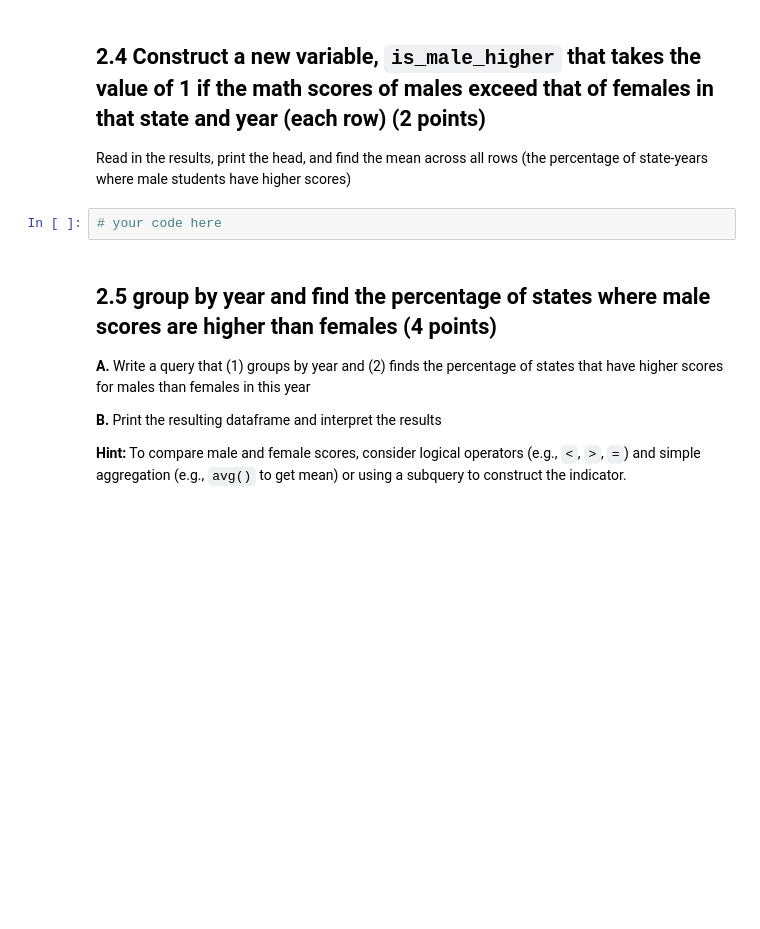
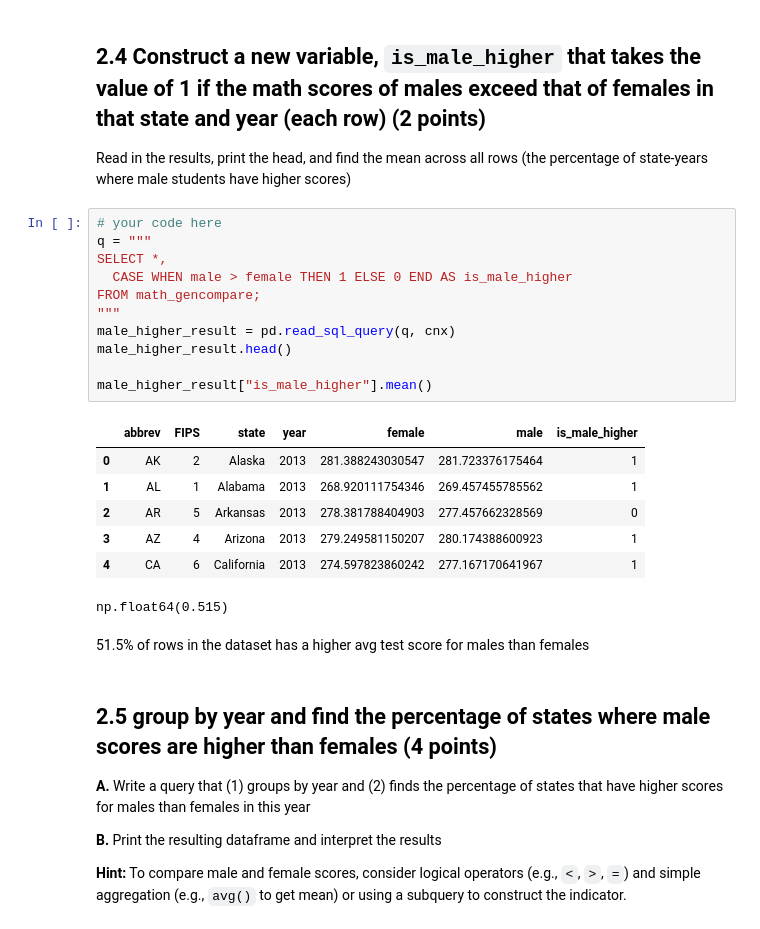
Before and after one commit to jchou27/qss20, a Jupyter notebook: problemsets/pset5/pset5_F006VHC.ipynb, the cells around one changed output. Drawn from its saved outputs; the diff is of its cells as text; blank space fills up the shorter version.

```diff
--- a/problemsets/pset5/pset5_F006VHC.ipynb
+++ b/problemsets/pset5/pset5_F006VHC.ipynb
@@ -287,8 +323,27 @@ Interpret the results - how do you think the data is structured in terms of stat
 ## 2.4 Construct a new variable, `is_male_higher` that takes the value of 1 if the math scores of males exceed that of females in that state and year (each row) (2 points)
 
 Read in the results, print the head, and find the mean across all rows (the percentage of state-years where male students have higher scores)
-# %%
-# your code here
+# %%
+# your code here
+q = """
+SELECT *,
+  CASE WHEN male > female THEN 1 ELSE 0 END AS is_male_higher
+FROM math_gencompare;
+"""
+male_higher_result = pd.read_sql_query(q, cnx)
+male_higher_result.head()
+
+male_higher_result["is_male_higher"].mean()
+# %% [output]
+|  | abbrev | FIPS | state | year | female | male | is_male_higher |
+| 0 | AK | 2 | Alaska | 2013 | 281.388243030547 | 281.723376175464 | 1 |
+| 1 | AL | 1 | Alabama | 2013 | 268.920111754346 | 269.457455785562 | 1 |
+| 2 | AR | 5 | Arkansas | 2013 | 278.381788404903 | 277.457662328569 | 0 |
+| 3 | AZ | 4 | Arizona | 2013 | 279.249581150207 | 280.174388600923 | 1 |
+| 4 | CA | 6 | California | 2013 | 274.597823860242 | 277.167170641967 | 1 |
+np.float64(0.515)
+# %% [markdown]
+51.5% of rows in the dataset has a higher avg test score for males than females
 # %% [markdown]
 ## 2.5 group by year and find the percentage of states where male scores are higher than females (4 points)
 
```
Also changed, not shown: parts of 14 cells of this notebook, 1 other file.
